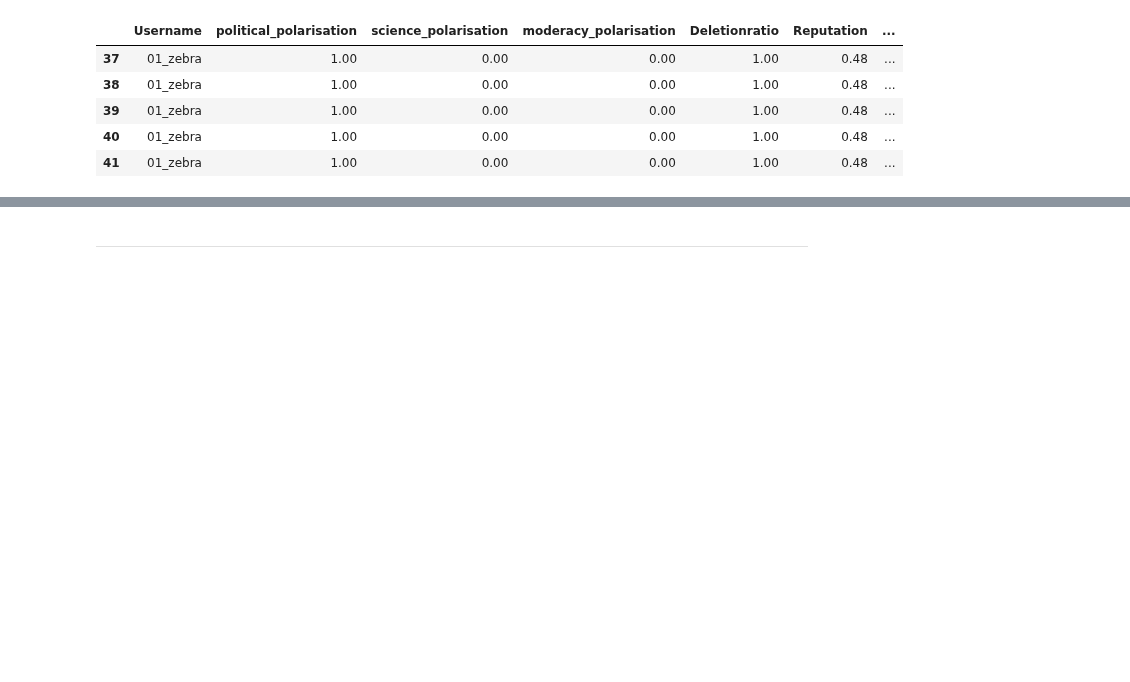
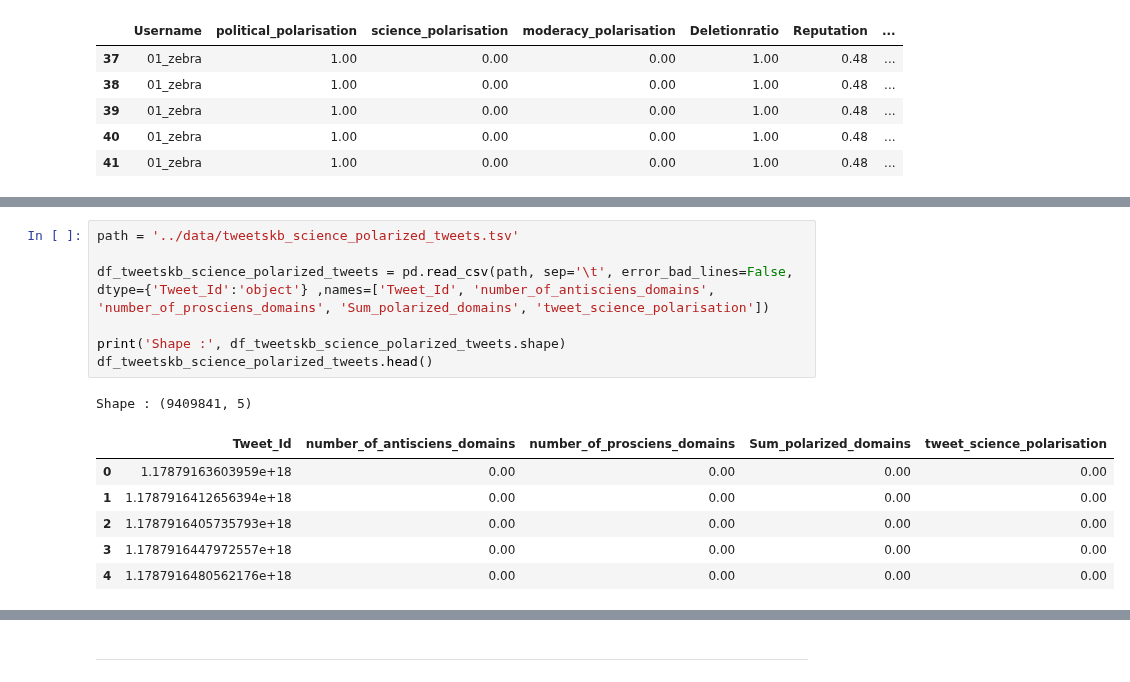
Before and after one commit to MoSamani/Deleted-Tweets, a Jupyter notebook: user_polarisiation/TweetsKB_tweets_of_polarised_users.ipynb, the cells around one changed output, grey strips where cells are left out. Drawn from its saved outputs; the diff is of its cells as text; blank space fills up the shorter version.

```diff
--- a/user_polarisiation/TweetsKB_tweets_of_polarised_users.ipynb
+++ b/user_polarisiation/TweetsKB_tweets_of_polarised_users.ipynb
@@ -138,0 +158,15 @@ df_tweetskb_polarized_users[df_tweetskb_polarized_users['moderacy_polarisation']
+# %%
+path = '../data/tweetskb_science_polarized_tweets.tsv'
+
+df_tweetskb_science_polarized_tweets = pd.read_csv(path, sep='\t', error_bad_lines=False, dtype={'Tweet_Id':'object'} ,names=['Tweet_Id', 'number_of_antisciens_domains', 'number_of_prosciens_domains', 'Sum_polarized_domains', 'tweet_science_polarisation'])
+
+print('Shape :', df_tweetskb_science_polarized_tweets.shape)
+df_tweetskb_science_polarized_tweets.head()
+# %% [output]
+Shape : (9409841, 5)
+|  | Tweet_Id | number_of_antisciens_domains | number_of_prosciens_domains | Sum_polarized_domains | tweet_science_polarisation |
+| 0 | 1.17879163603959e+18 | 0.00 | 0.00 | 0.00 | 0.00 |
+| 1 | 1.1787916412656394e+18 | 0.00 | 0.00 | 0.00 | 0.00 |
+| 2 | 1.1787916405735793e+18 | 0.00 | 0.00 | 0.00 | 0.00 |
+| 3 | 1.1787916447972557e+18 | 0.00 | 0.00 | 0.00 | 0.00 |
+| 4 | 1.1787916480562176e+18 | 0.00 | 0.00 | 0.00 | 0.00 |
```
Also changed, not shown: parts of 6 cells of this notebook, 11 other files.
